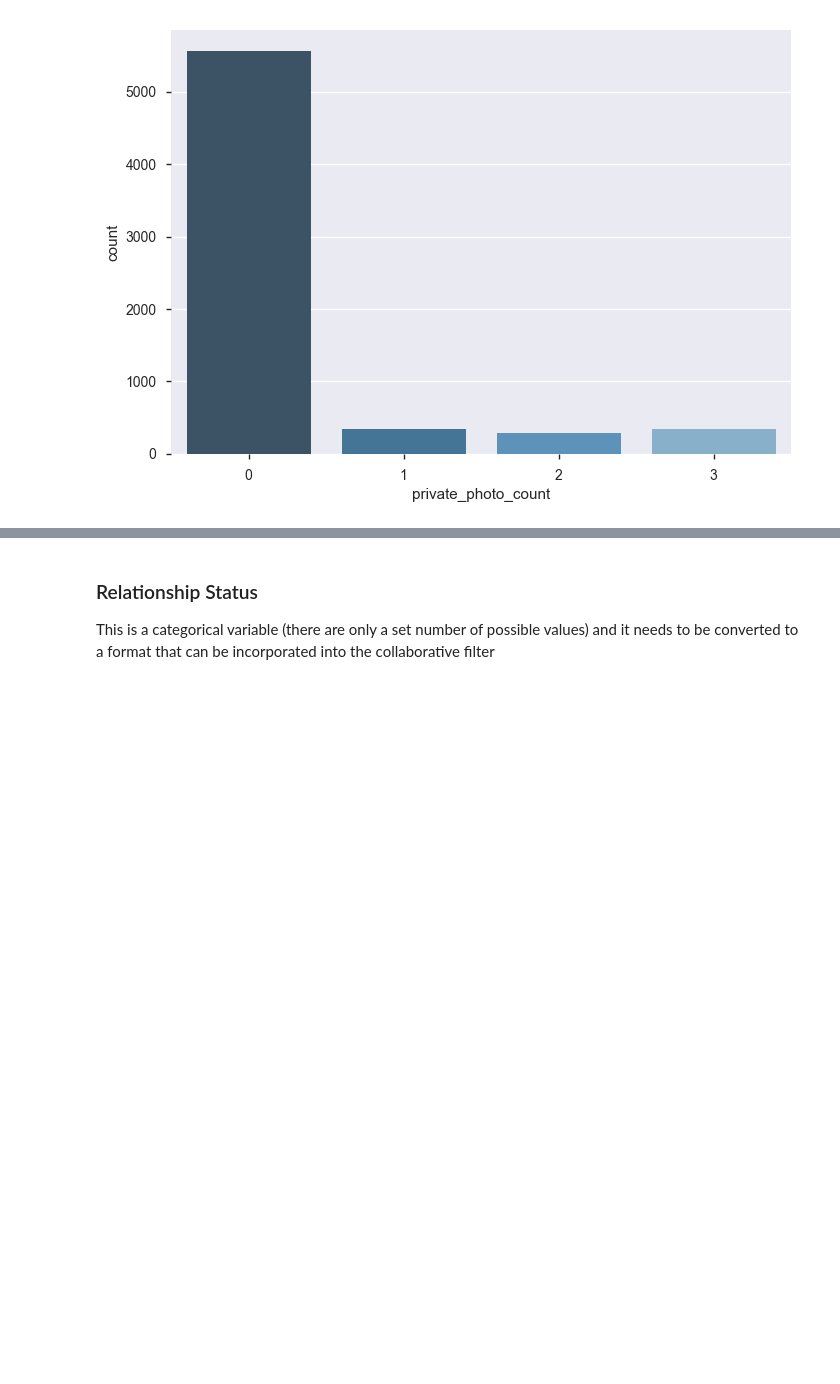
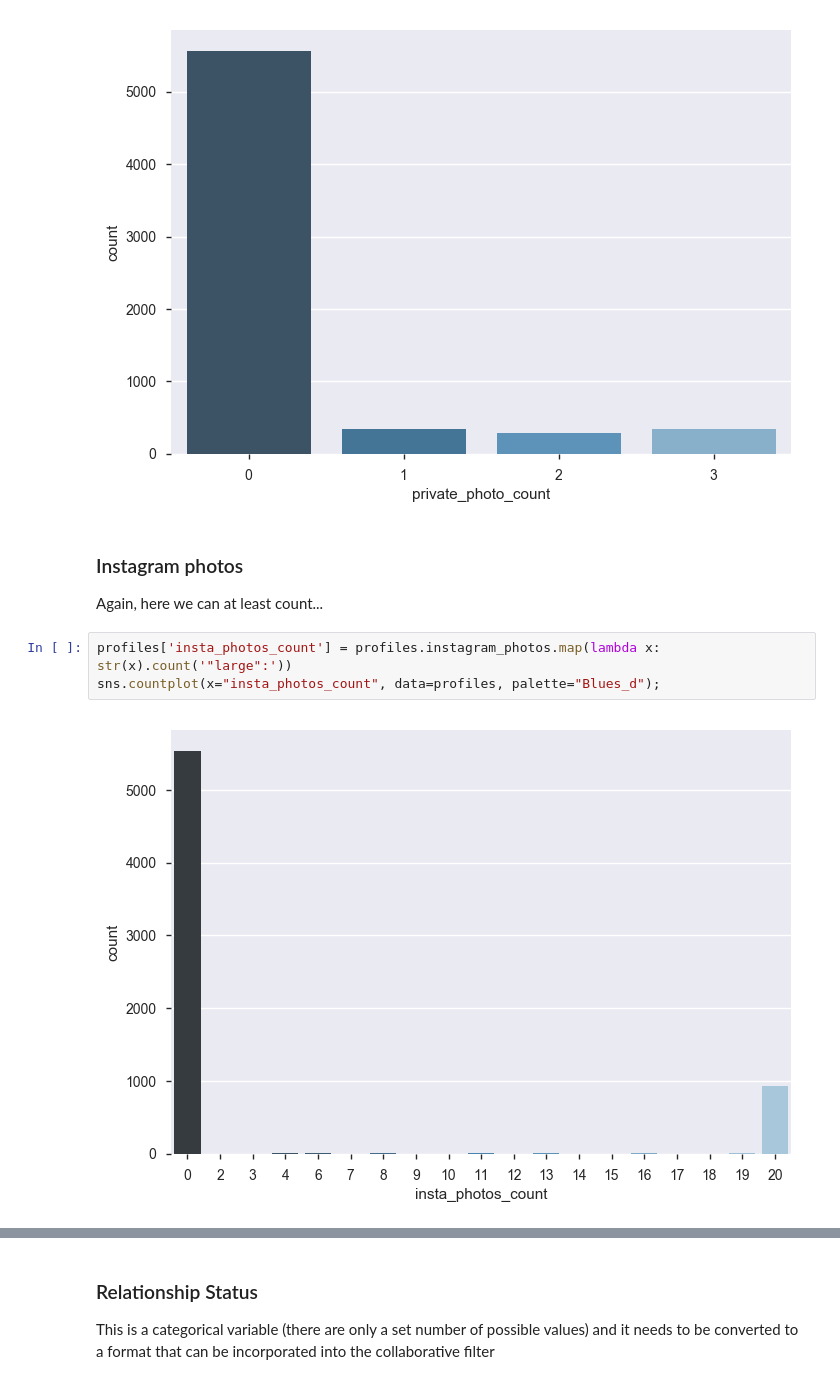
Before and after one commit to davenovelli/strvworkshop, a Jupyter notebook: notebooks/Profile Exploration.ipynb, the cells around one changed output, grey strips where cells are left out. Cells and saved outputs as stored; diff of their text form; blank space fills up the shorter version.

Commit message:
Updates to the Profile exploration notebook

```diff
--- a/notebooks/Profile Exploration.ipynb
+++ b/notebooks/Profile Exploration.ipynb
@@ -265,3 +287,11 @@ sns.countplot(x="private_photo_count", data=profiles, palette="Blues_d");
 # %% [output]
 [figure]
 [figure]
+# %% [markdown]
+### Instagram photos
+Again, here we can at least count...
+# %%
+profiles['insta_photos_count'] = profiles.instagram_photos.map(lambda x: str(x).count('"large":'))
+sns.countplot(x="insta_photos_count", data=profiles, palette="Blues_d");
+# %% [output]
+[figure, added]
```
Also changed, not shown: parts of 44 cells of this notebook, 1 other file.
